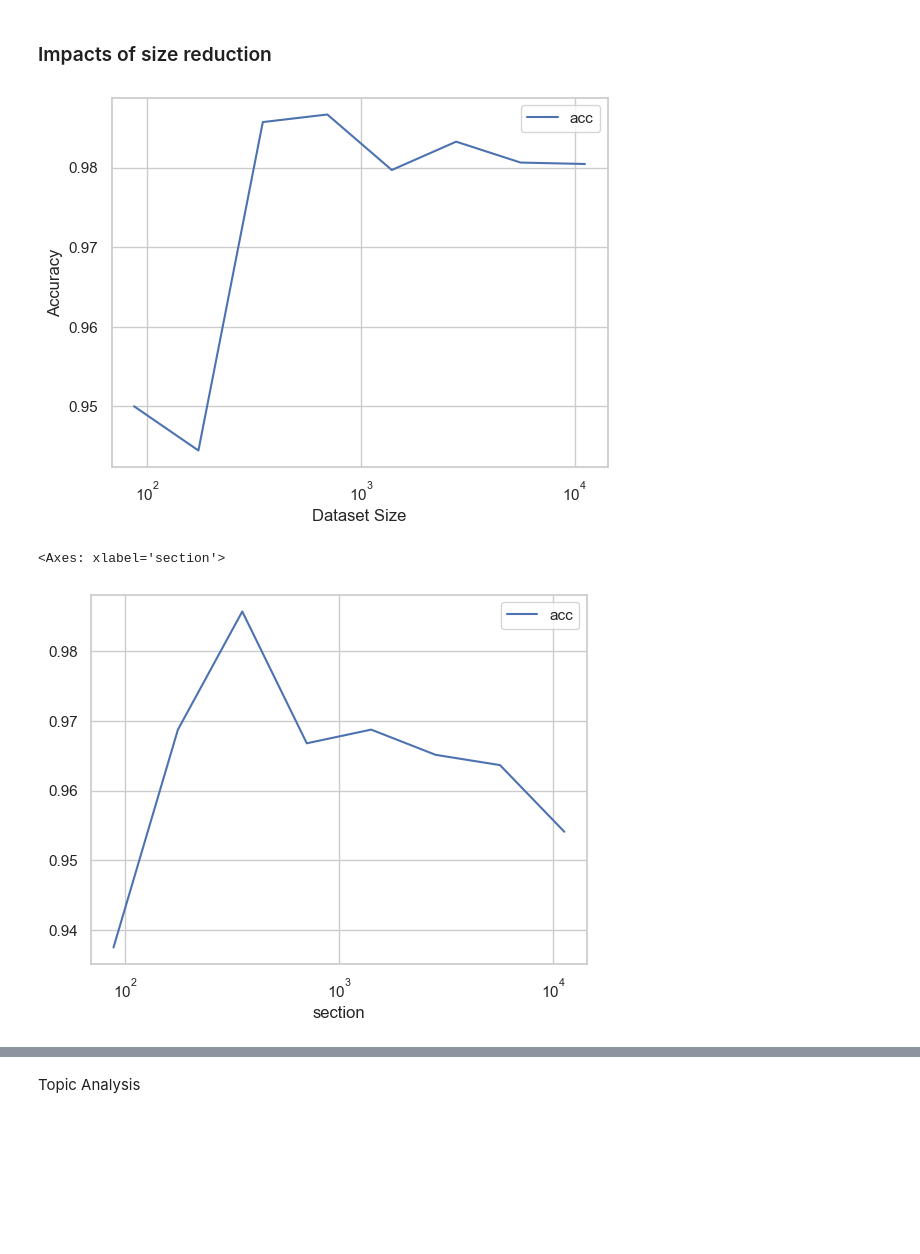
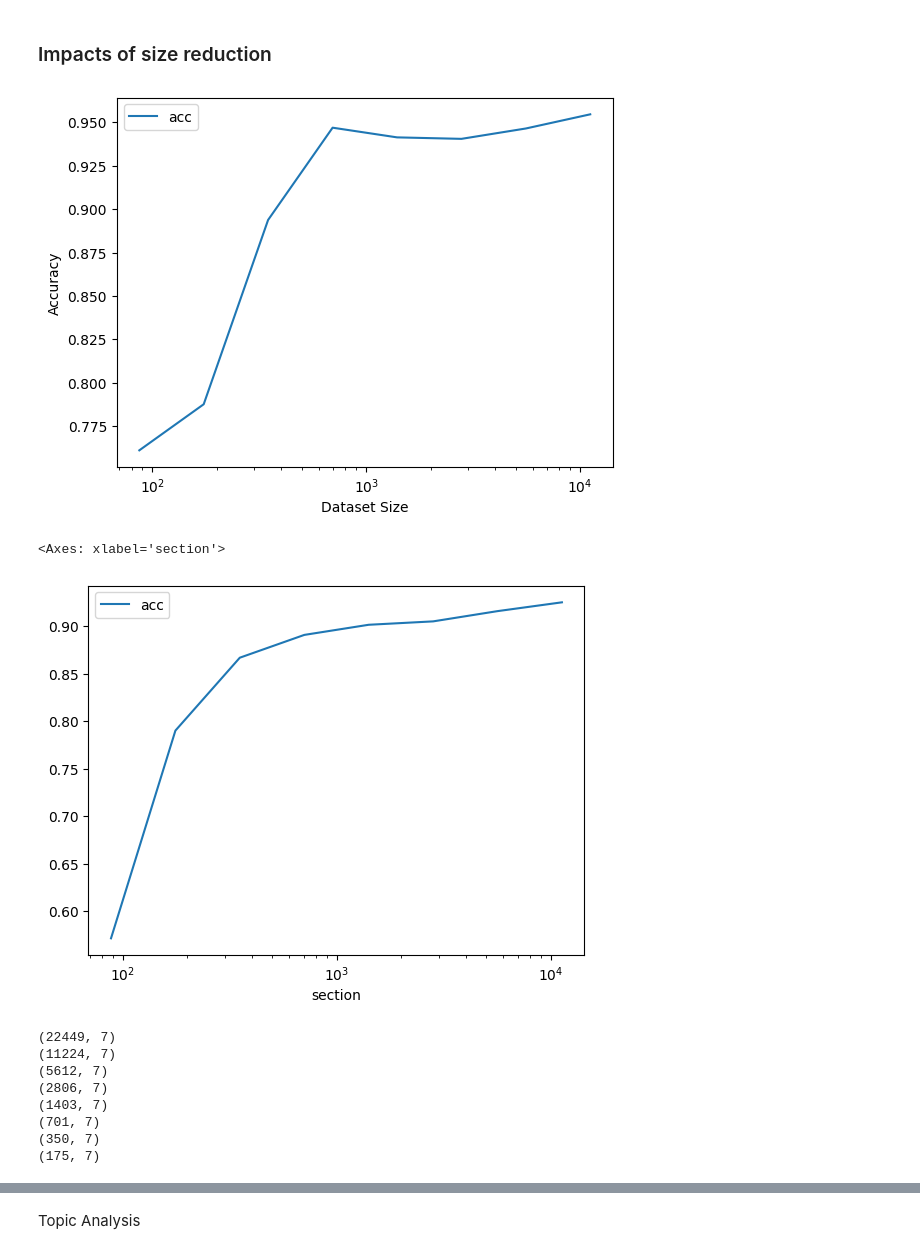
Before and after one commit to P-ASilva/fake-news-detector, a Jupyter notebook: classifier.ipynb, the cells around one changed output, grey strips where cells are left out. Saved outputs shown, nothing was run; the diff lists cells and outputs as text; code cells hidden in the pictures; blank space fills up the shorter version.

```diff
--- a/classifier.ipynb
+++ b/classifier.ipynb
@@ -327,20 +326,20 @@ Sectioning the data between subjects does not appear to have significative impac
 # %%
 df_acc_world = pd.DataFrame(columns=['section', 'acc'])
 # get acc to make a linegraph of the acc of the sections
 for i, section in enumerate(world_sections):
     pipe = new_pipeline()
     pipe.fit(section["text"], section["real"])
     X_train, X_test, y_train, y_test = train_test_split(section["text"], section["real"], test_size=0.2)
     y_pred = pipe.predict(X_test)
-    df_acc_world.loc[i] = [section.shape[0], balanced_accuracy_score(y_test, y_pred)]
+    df_acc_world.loc[i] = [section.shape[0], cross_val_score(pipe, section["text"], section["real"], cv=5, scoring='balanced_accuracy').mean()]
 
 df_acc_world.plot(x='section', y='acc', logx=True)
 plt.xlabel('Dataset Size')
 plt.ylabel('Accuracy')
 plt.xscale('log')
 plt.yscale('linear')
 # %% [output]
-[figure, old version]
+[figure, new version]
 # %%
 df_acc_politics = pd.DataFrame(columns=['section', 'acc'])
 
@@ -349,17 +348,27 @@ for i, section in enumerate(politics_sections):
     pipe.fit(section["text"], section["real"])
     X_train, X_test, y_train, y_test = train_test_split(section["text"], section["real"], test_size=0.2)
     y_pred = pipe.predict(X_test)
-    df_acc_politics.loc[i] = [section.shape[0], balanced_accuracy_score(y_test, y_pred)]
+    df_acc_politics.loc[i] = [section.shape[0], cross_val_score(pipe, section["text"], section["real"], cv=5, scoring='balanced_accuracy').mean()]
 df_acc_politics.plot(x='section', y='acc', logx=True)
 # %% [output]
 <Axes: xlabel='section'>
-[figure, old version]
+[figure, new version]
 # %%
 df_acc = pd.DataFrame(columns=['section', 'acc'])
 
 for i, section in enumerate(sections):
     pipe = new_pipeline()
+    print(section.shape)
     pipe.fit(section["text"], section["real"])
     X_train, X_test, y_train, y_test = train_test_split(section["text"], section["real"], test_size=0.2)
     y_pred = pipe.predict(X_test)
-    df_acc.loc[i] = [section.shape[0], balanced_accuracy_score(y_test, y_pred)]
+    df_acc.loc[i] = [section.shape[0], cross_val_score(pipe, section["text"], section["real"], cv=5, scoring='balanced_accuracy').mean()]
+# %% [output]
+(22449, 7)
+(11224, 7)
+(5612, 7)
+(2806, 7)
+(1403, 7)
+(701, 7)
+(350, 7)
+(175, 7)
```
Also changed, not shown: parts of 16 cells of this notebook, 3 other files.
